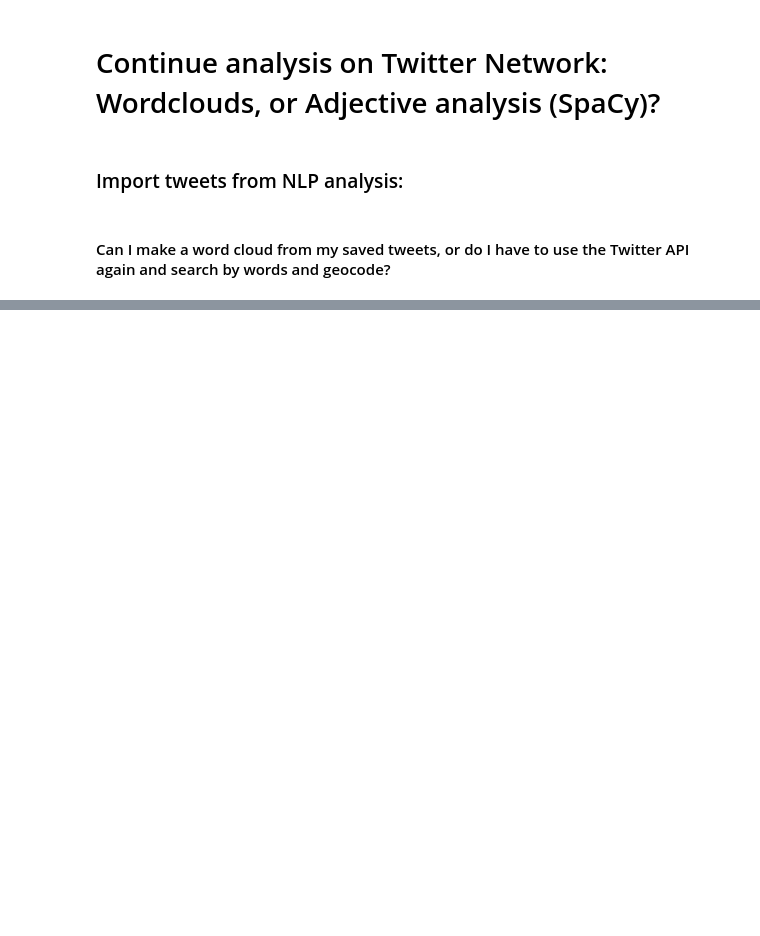
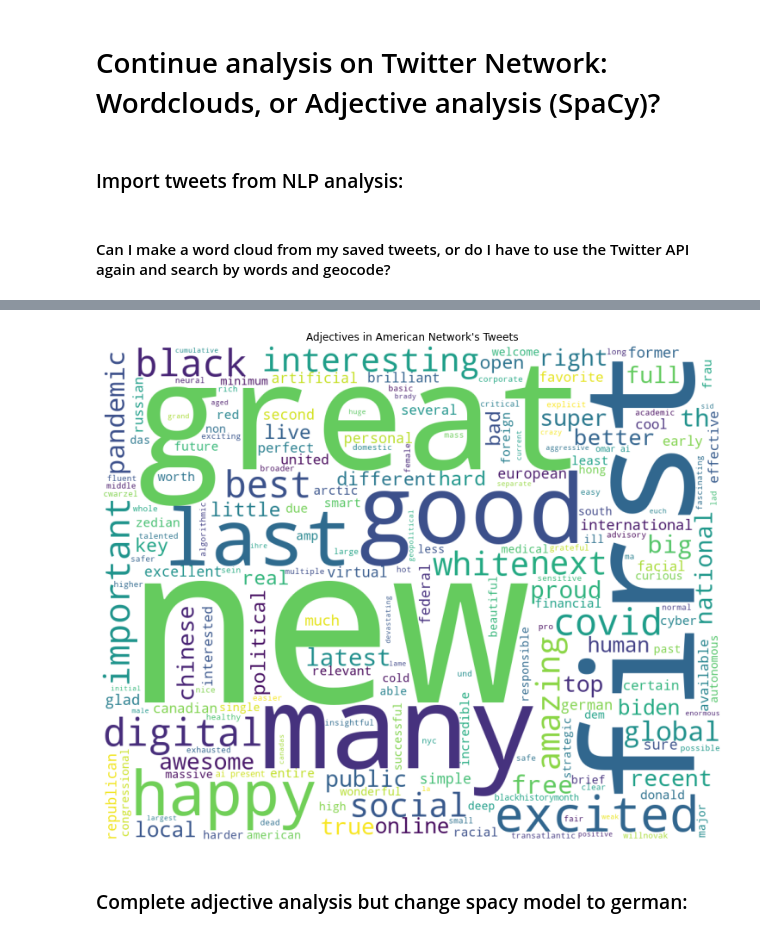
Before and after one commit to ksaslow/Ironhack-final-project, a Jupyter notebook: Twitter-Analysis-Wordclouds.ipynb, the cells around one changed output, grey strips where cells are left out. Cells and saved outputs as stored; diff of their text form; code cells hidden in the pictures; blank space fills up the shorter version.

```diff
--- a/Twitter-Analysis-Wordclouds.ipynb
+++ b/Twitter-Analysis-Wordclouds.ipynb
@@ -45,0 +212,6 @@ tweets_en.head()
+# %%
+for token in document:
+    if token.pos_ == 'NOUN':
+        print(token, token.pos_)
+
+# dowwwnnbound would be ADJ, not NOUN. Otherwise good
@@ -45,0 +223,9 @@ tweets_en.head()
+# %%
+document_all_tweets = tweets_USA['text'].apply(nlp)
+# %%
+adjectives_USA = []
+
+for doc in document_all_tweets:
+    for token in doc:
+        if token.pos_ == 'ADJ':
+            adjectives_USA.append(token)
@@ -45,0 +252,29 @@ tweets_en.head()
+# %%
+# How to analyze the adjectives? Word cloud?
+
+comment_words = ''
+stopwords = set(STOPWORDS)
+
+for adj in adjectives_USA:
+    adj = str(adj)
+
+    tokens = adj.split()
+
+    comment_words += " ".join(tokens)+" "
+
+wordcloud1 = WordCloud(width=1000, height=800,
+                      background_color='white',
+                      stopwords=stopwords,
+                      min_font_size=10).generate(comment_words)
+# %%
+plt.figure(figsize=(15,8))
+plt.imshow(wordcloud1)
+plt.axis('off')
+plt.tight_layout(pad=0)
+plt.title("Adjectives in American Network's Tweets")
+plt.savefig('adjectives_usa.png')
+plt.show()
+# %% [output]
+[figure, added]
+# %% [markdown]
+### Complete adjective analysis but change spacy model to german:
```
Also changed, not shown: parts of 54 cells of this notebook, 4 other files.
